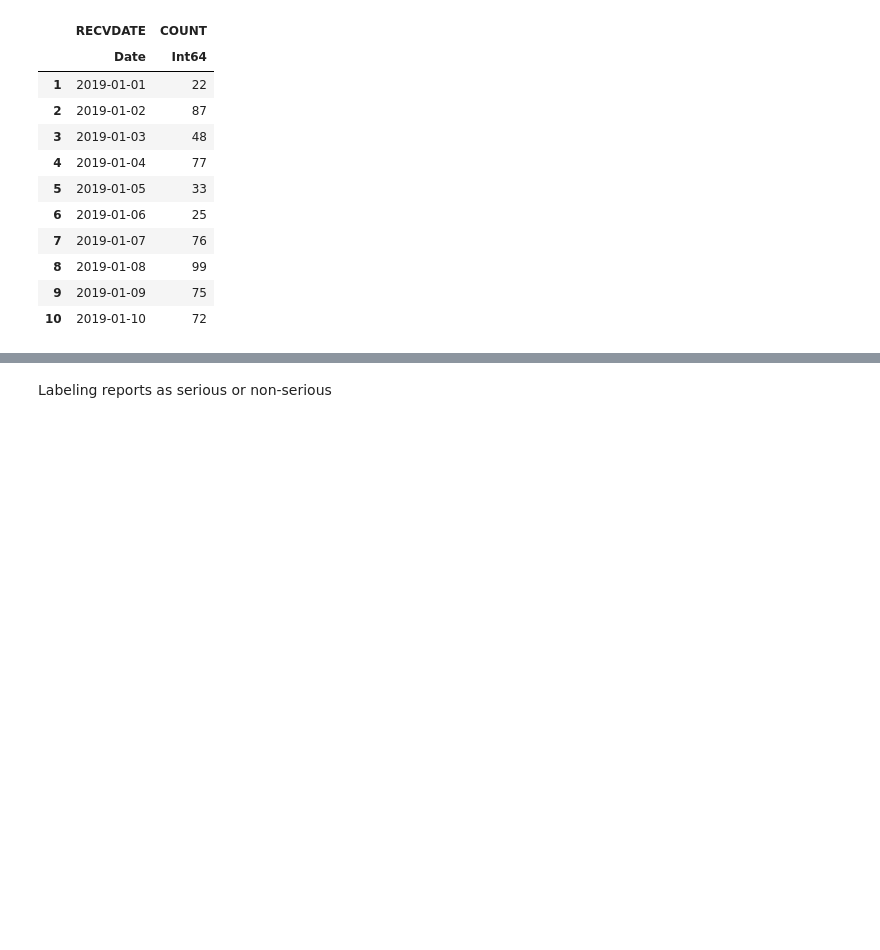
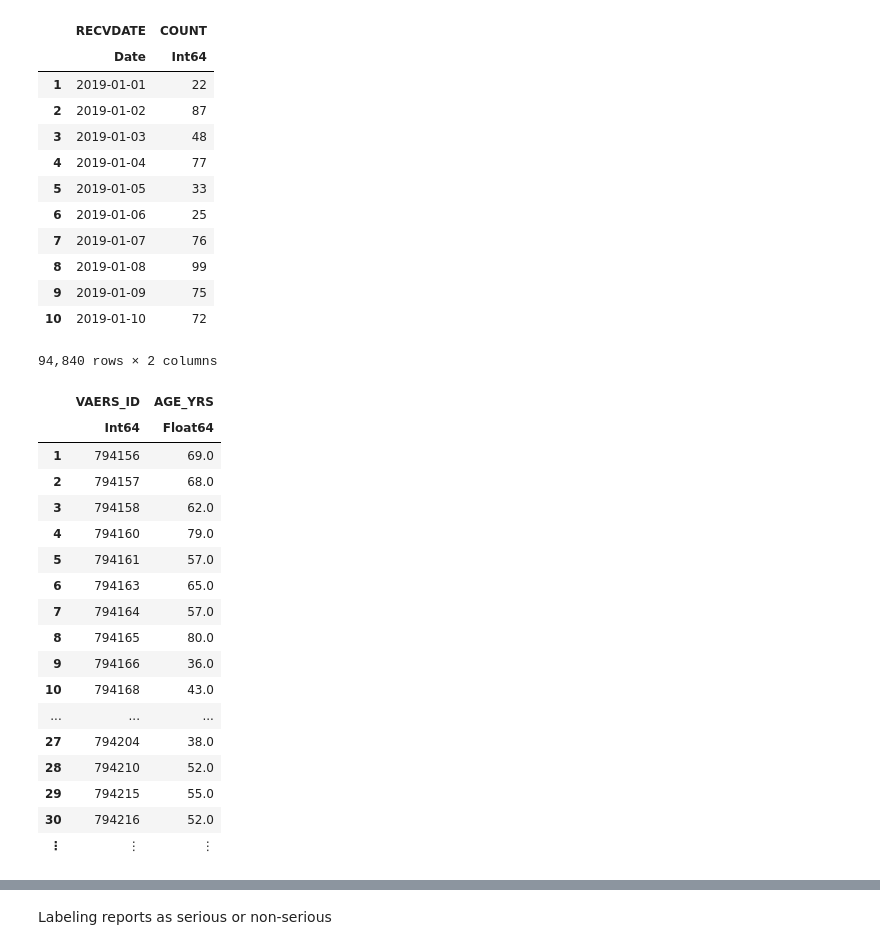
Before and after one commit to aw-huang/methods2021-VAERS, a Jupyter notebook: code/3_processing-EDA.ipynb, the cells around one changed output, grey strips where cells are left out. Drawn from its saved outputs; the diff is of its cells as text; code cells hidden in the pictures; blank space fills up the shorter version.

```diff
--- a/code/3_processing-EDA.ipynb
+++ b/code/3_processing-EDA.ipynb
@@ -143,6 +143,28 @@ plot(df_time[!,:RECVDATE], df_time[!,:COUNT],
 # xticks=[df_time[!,:RECVDATE][i] for i in 1:5:length(df_time[!,:RECVDATE])]
 # %%
 # Distribution of Age Histogram
-df_age = combine(groupby(df, :VAERS_ID), :AGE_YRS=>:AGE_YRS)
+df_age = combine(groupby(df_age, :VAERS_ID), :AGE_YRS=>maximum=>:AGE_YRS)
 histogram(df_age[!, :AGE_YRS],
     xlabel="Age (years)", ylabel="Frequency of VAERS reports", legend=false)
+# %%
+df_age
+# %% [output]
+94,840 rows × 2 columns
+|  | VAERS_ID | AGE_YRS |
+|  | Int64 | Float64 |
+| 1 | 794156 | 69.0 |
+| 2 | 794157 | 68.0 |
+| 3 | 794158 | 62.0 |
+| 4 | 794160 | 79.0 |
+| 5 | 794161 | 57.0 |
+| 6 | 794163 | 65.0 |
+| 7 | 794164 | 57.0 |
+| 8 | 794165 | 80.0 |
+| 9 | 794166 | 36.0 |
+| 10 | 794168 | 43.0 |
+| ... | ... | ... |
+| 27 | 794204 | 38.0 |
+| 28 | 794210 | 52.0 |
+| 29 | 794215 | 55.0 |
+| 30 | 794216 | 52.0 |
+| ⋮ | ⋮ | ⋮ |
```
Also changed, not shown: parts of 4 cells of this notebook, 3 other files.
